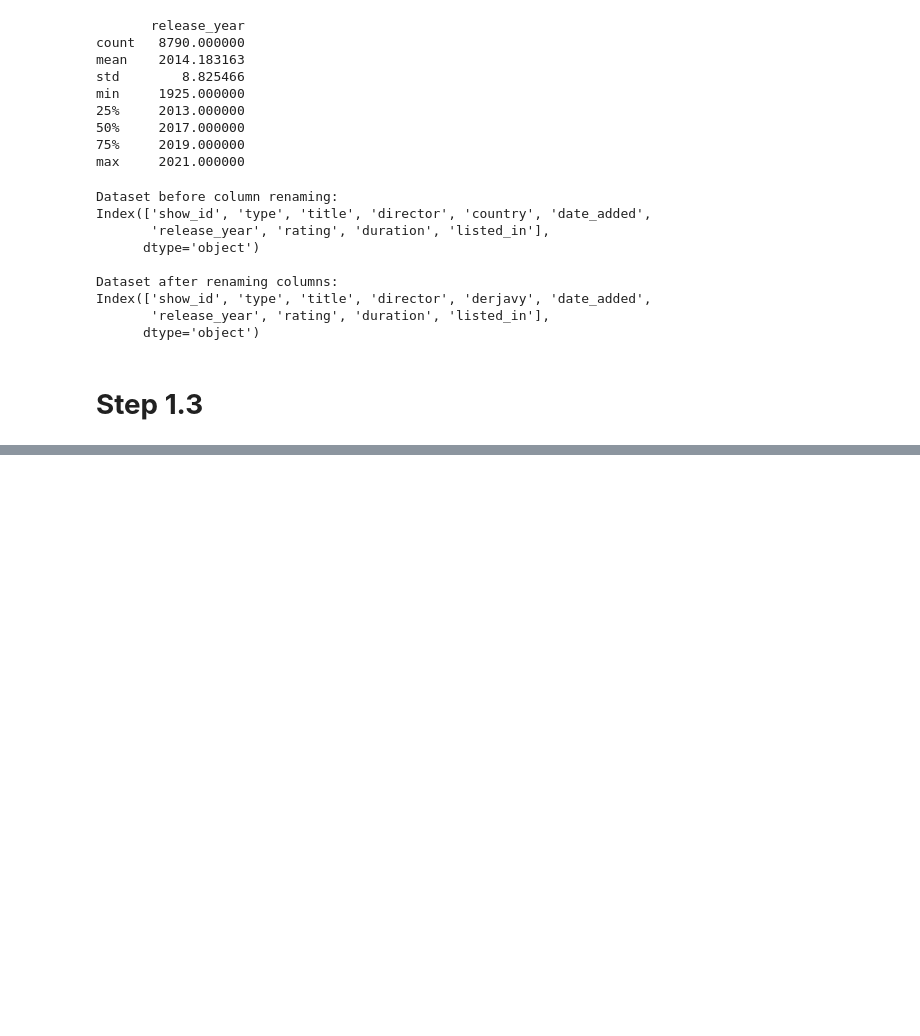
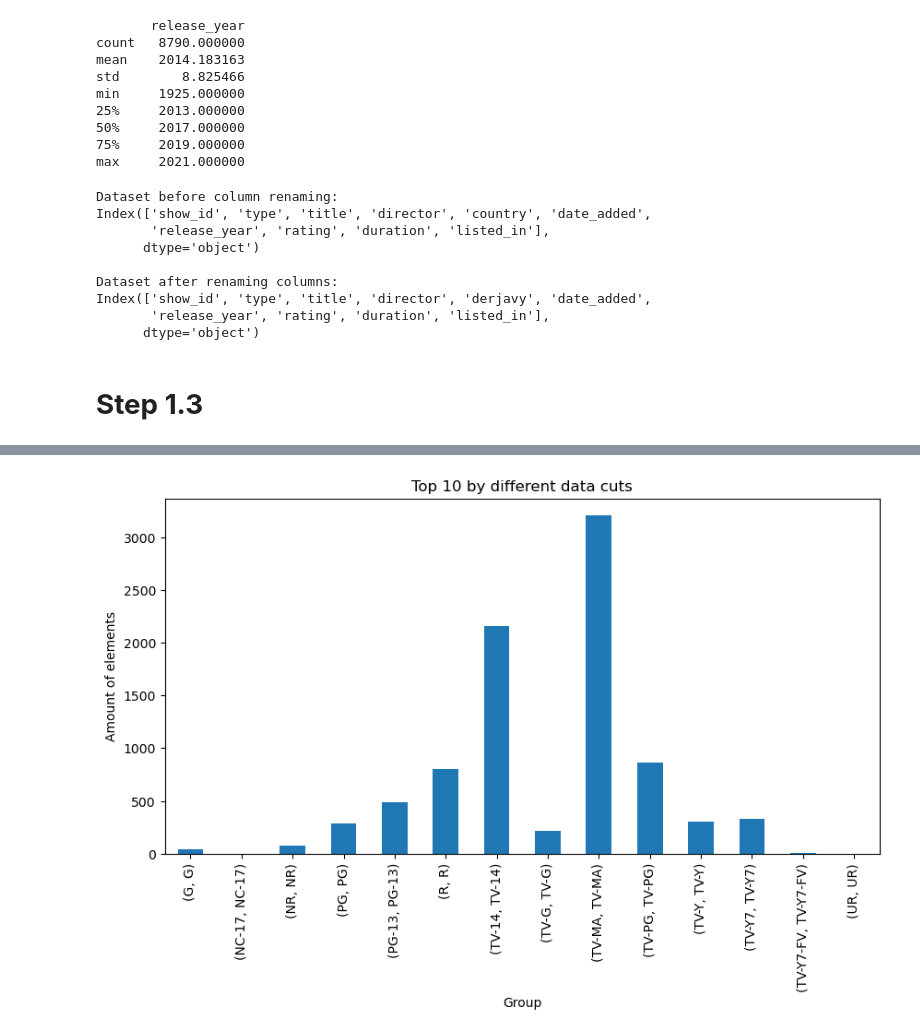
Before and after one commit to DanielXV1/Project-DataBase, a Jupyter notebook: project-database.ipynb, the cells around one changed output, grey strips where cells are left out. Cells and saved outputs as stored; diff of their text form; code cells hidden in the pictures; blank space fills up the shorter version.

Commit message:
Kaggle Notebook | Project DataBase | Version 16

```diff
--- a/project-database.ipynb
+++ b/project-database.ipynb
@@ -329,0 +254,25 @@ Top-10 по country:
+# %%
+# b) top 10 for data slicing and plotting
+
+# library call
+import pandas as pd
+import matplotlib.pyplot as plt
+
+# Загрузка данных из файла в DataFrame
+df = pd.read_csv('/kaggle/input/netflix-data-cleaning-analysis-and-visualization/netflix1.csv')
+
+# Группировка данных и подсчет количества элементов в каждой группе
+grouped_data = df.groupby(['rating'])['show_id'].count()
+
+# Получение топ-10 значений по каждой группе
+top_10 = grouped_data.groupby(level=0).nlargest(10)
+
+# Вывод графика
+plt.figure(figsize=(10,5))
+top_10.plot(kind='bar')
+plt.title('Top 10 by different data cuts')
+plt.xlabel('Group')
+plt.ylabel('Amount of elements')
+plt.show()
+# %% [output]
+[figure, added]
```
Also changed, not shown: parts of 11 cells of this notebook.
